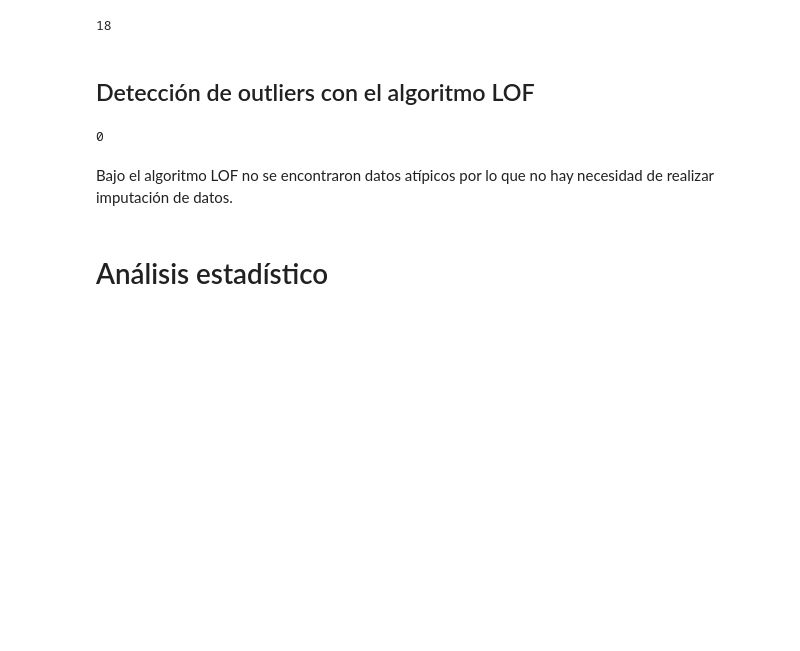
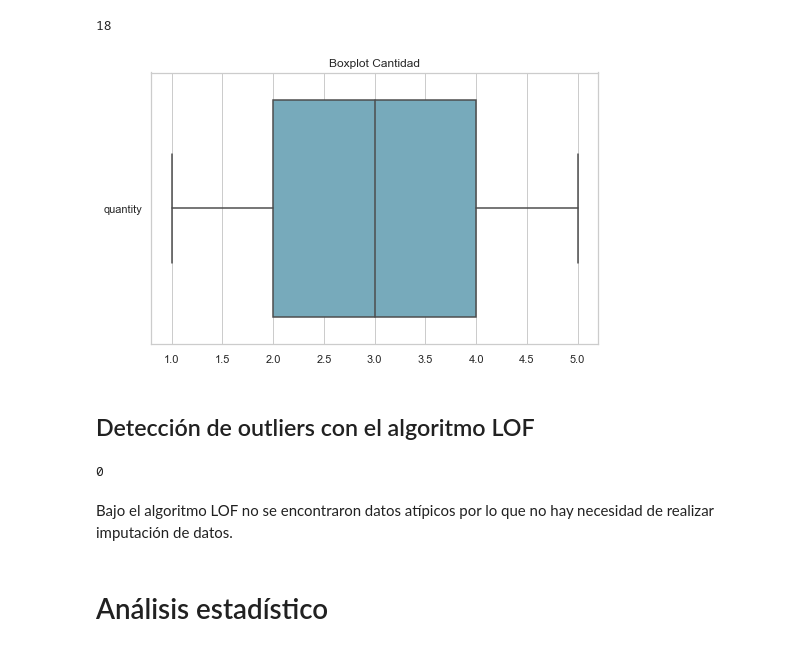
Before and after one commit to Mdm2016/Monografia-udea-cohorte-5, a Jupyter notebook: entregable_ii/3.preprocesamiento.ipynb, the cells around one changed output. Cells and saved outputs as stored; diff of their text form; code cells hidden in the pictures; blank space fills up the shorter version.

```diff
--- a/entregable_ii/3.preprocesamiento.ipynb
+++ b/entregable_ii/3.preprocesamiento.ipynb
@@ -224,6 +228,13 @@ box_plot(
 shopping_data['age'].min()
 # %% [output]
 18
+# %%
+box_plot(
+    df=shopping_data[['quantity']],
+    title='Boxplot Cantidad',
+    savefig=True)
+# %% [output]
+[figure, added]
 # %% [markdown]
 ## Detección de outliers con el algoritmo LOF
 # %%
```
Also changed, not shown: parts of 4 cells of this notebook.
